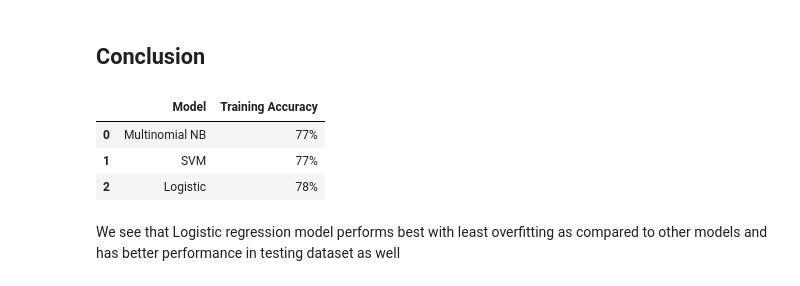
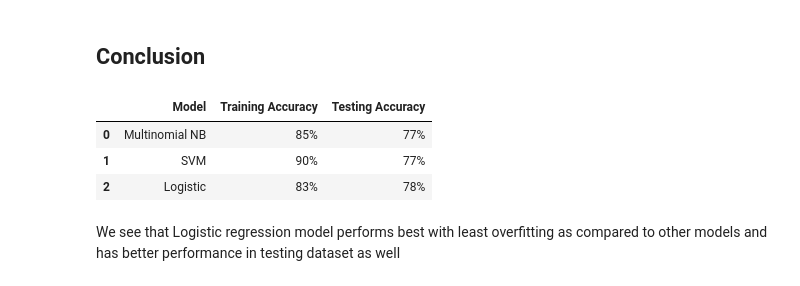
Before and after one commit to deepu718/sentimental_analysis_project, a Jupyter notebook: Twitter_Sentiment_Analysis.ipynb, the cells around one changed output. Cells and saved outputs as stored; diff of their text form; code cells hidden in the pictures.

```diff
--- a/Twitter_Sentiment_Analysis.ipynb
+++ b/Twitter_Sentiment_Analysis.ipynb
@@ -375,16 +375,16 @@ weighted avg       0.78      0.78      0.78    124288
 # %%
 table = {
     "Model" : ["Multinomial NB", "SVM", "Logistic"],
     "Training Accuracy" : ["85%","90%","83%"],
-    "Training Accuracy" : ["77%","77%","78%"]
+    "Testing Accuracy" : ["77%","77%","78%"]
  }
 df1 = pd.DataFrame(table)
 df1.set_index("Model")
 df1
 # %% [output]
-|  | Model | Training Accuracy |
-| 0 | Multinomial NB | 77% |
-| 1 | SVM | 77% |
-| 2 | Logistic | 78% |
+|  | Model | Training Accuracy | Testing Accuracy |
+| 0 | Multinomial NB | 85% | 77% |
+| 1 | SVM | 90% | 77% |
+| 2 | Logistic | 83% | 78% |
 # %% [markdown]
 We see that Logistic regression model performs best with least overfitting as compared to other models and has better performance in testing dataset as well
```
